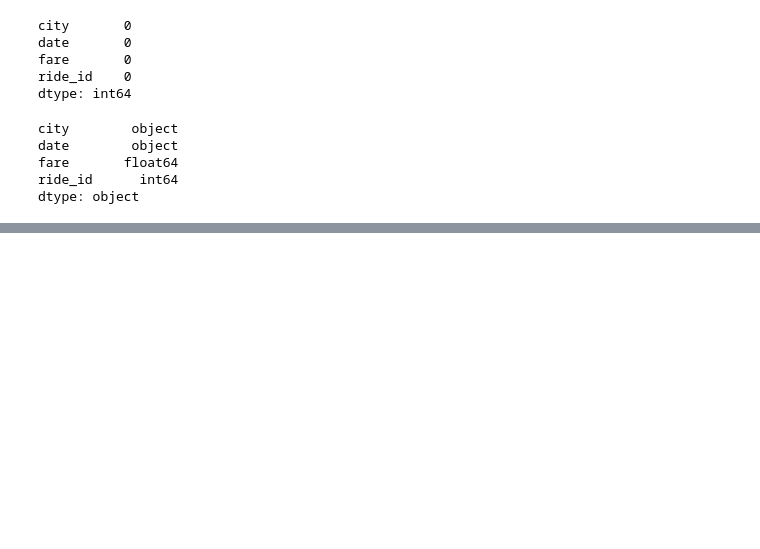
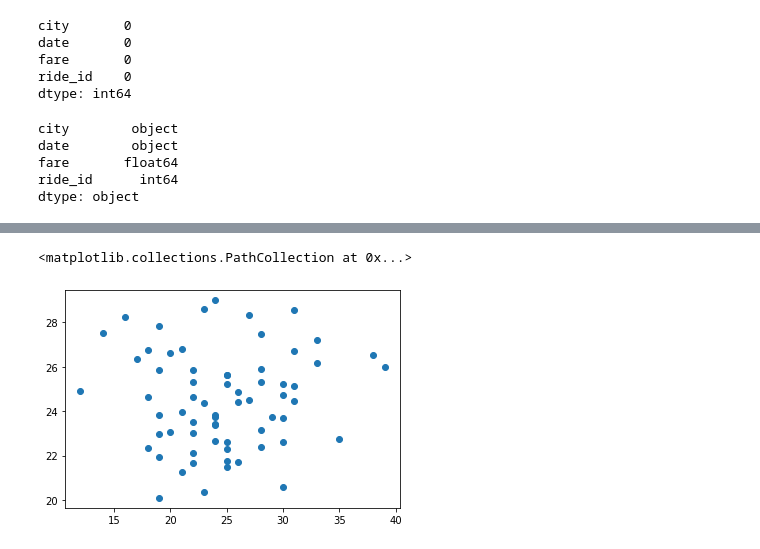
Before and after one commit to raneymjohnGit/PyBer_Analysis, a Jupyter notebook: Resources/PyBer.ipynb, the cells around one changed output, grey strips where cells are left out. Cells and saved outputs as stored; diff of their text form; code cells hidden in the pictures; blank space fills up the shorter version.

```diff
--- a/Resources/PyBer.ipynb
+++ b/Resources/PyBer.ipynb
@@ -119,0 +120,4 @@ pyber_data_df.head(10)
+# %%
+# get the urban cities
+urban_cities_df = pyber_data_df[pyber_data_df["type"] == "Urban"]
+urban_cities_df.head()
@@ -119,0 +153,4 @@ pyber_data_df.head(10)
+# %%
+#Get the number of rides in each urban cities
+urban_ride_count_series = urban_cities_df.groupby(["city"]).count() ["ride_id"]
+urban_ride_count_series.head()
@@ -119,0 +189,4 @@ pyber_data_df.head(10)
+# %%
+#Get the average fare for each urban city type
+urban_ride_average_series = urban_cities_df.groupby(["city"]).mean() ["fare"]
+urban_ride_average_series.head()
@@ -119,0 +260,6 @@ pyber_data_df.head(10)
+# %%
+# Build the scatter plot of urban cities
+plt.scatter(urban_ride_count_series, urban_ride_average_series)
+# %% [output]
+<matplotlib.collections.PathCollection at 0x...>
+[figure, added]
```
Also changed, not shown: parts of 19 cells of this notebook, 1 other file.
